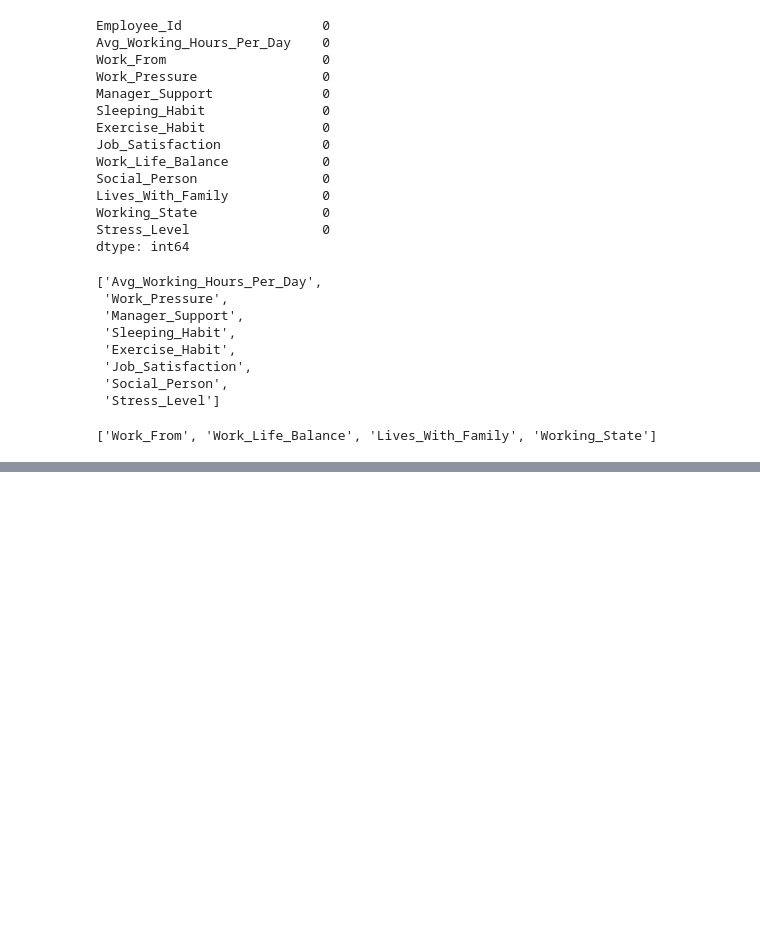
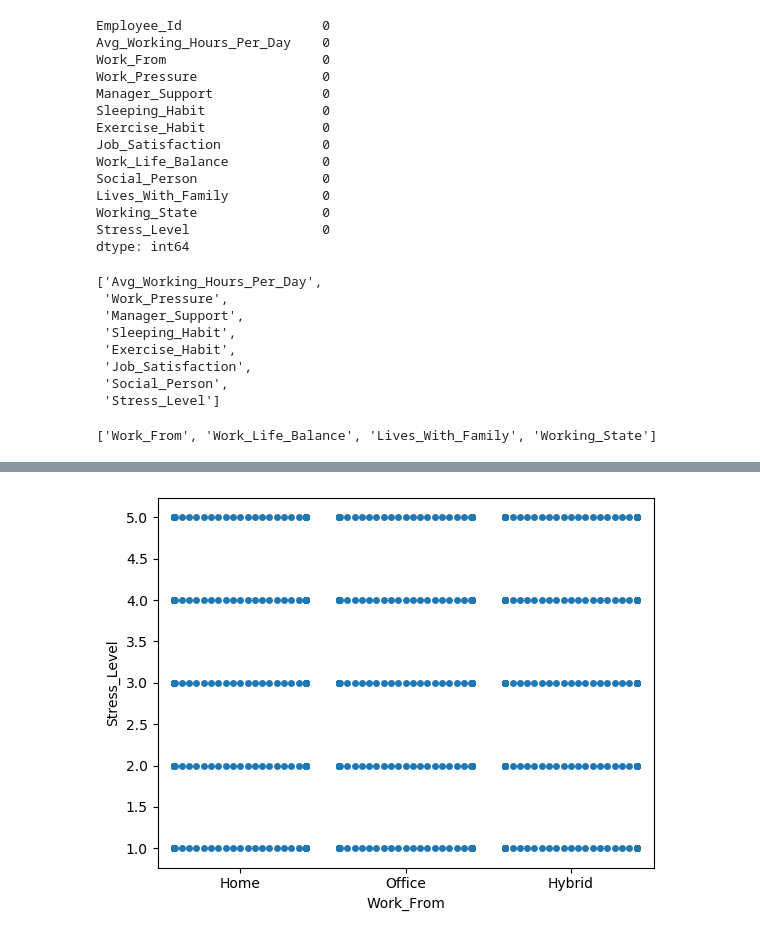
Before and after one commit to KalpanaGopi15/mlcapstone, a Jupyter notebook: employe Stress Level Prediction.ipynb, the cells around one changed output, grey strips where cells are left out. Cells and saved outputs as stored; diff of their text form; code cells hidden in the pictures; blank space fills up the shorter version.

```diff
--- a/employe Stress Level Prediction.ipynb
+++ b/employe Stress Level Prediction.ipynb
@@ -192,0 +219,5 @@ for columnname in quan:
+# %%
+sns.swarmplot(x="Work_From", y="Stress_Level",data=dataset)
+plt.show()
+# %% [output]
+[figure, added]
```
Also changed, not shown: parts of 39 cells of this notebook.
